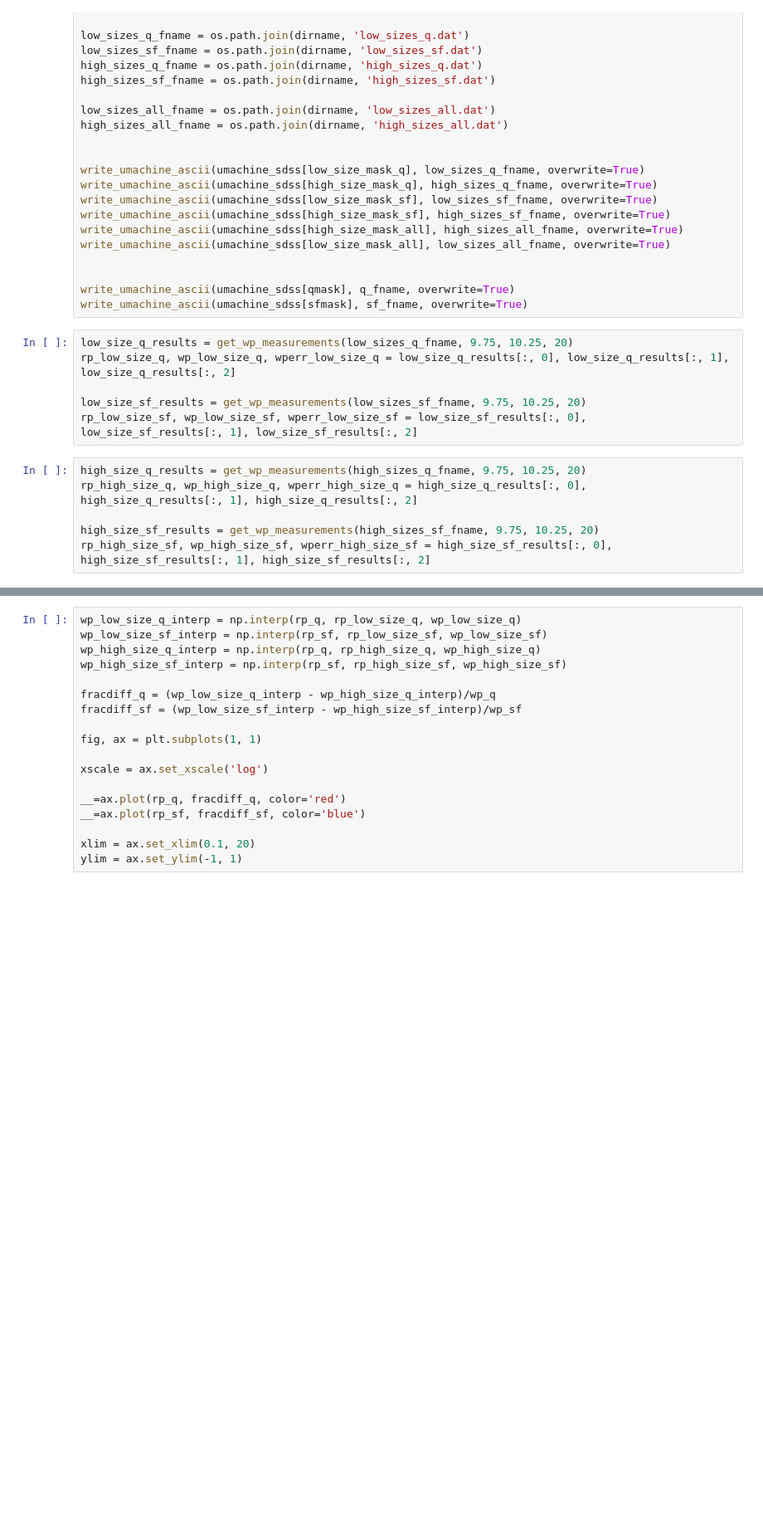
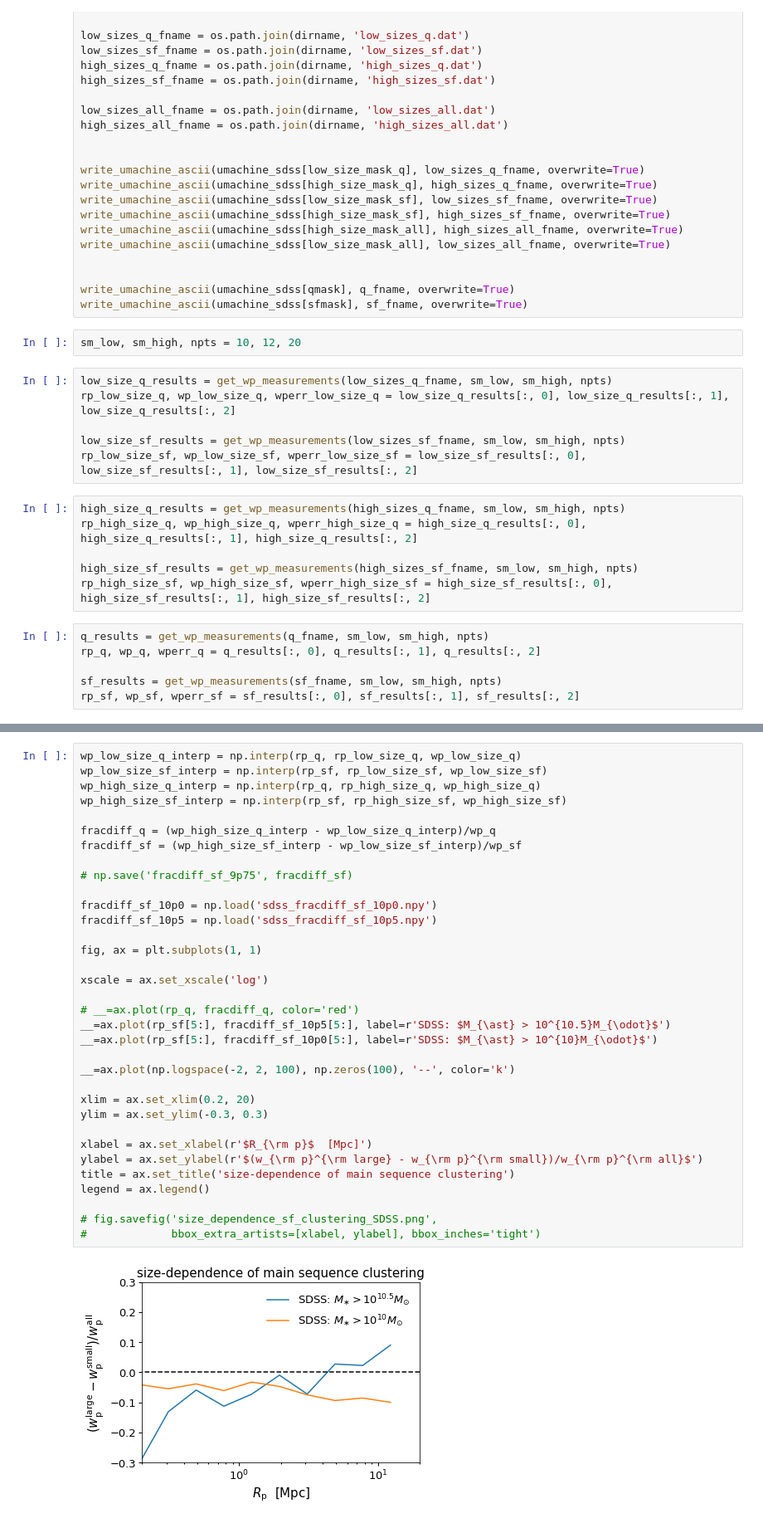
Before and after one commit to aphearin/galsize_models, a Jupyter notebook: notebooks/measure_sdss_size_dependent_clustering.ipynb, the cells around one changed output, grey strips where cells are left out. Shown: that part at 83% size. Saved outputs shown, nothing was run; the diff lists cells and outputs as text; blank space fills up the shorter version.

Commit message:
Updated clustering measurements and power law notebook

```diff
--- a/notebooks/measure_sdss_size_dependent_clustering.ipynb
+++ b/notebooks/measure_sdss_size_dependent_clustering.ipynb
@@ -59,16 +59,24 @@ write_umachine_ascii(umachine_sdss[low_size_mask_all], low_sizes_all_fname, over
 
 write_umachine_ascii(umachine_sdss[qmask], q_fname, overwrite=True)
 write_umachine_ascii(umachine_sdss[sfmask], sf_fname, overwrite=True)
+# %%
+sm_low, sm_high, npts = 10, 12, 20
 # %%
-low_size_q_results = get_wp_measurements(low_sizes_q_fname, 9.75, 10.25, 20)
+low_size_q_results = get_wp_measurements(low_sizes_q_fname, sm_low, sm_high, npts)
 rp_low_size_q, wp_low_size_q, wperr_low_size_q = low_size_q_results[:, 0], low_size_q_results[:, 1], low_size_q_results[:, 2]
 
-low_size_sf_results = get_wp_measurements(low_sizes_sf_fname, 9.75, 10.25, 20)
+low_size_sf_results = get_wp_measurements(low_sizes_sf_fname, sm_low, sm_high, npts)
 rp_low_size_sf, wp_low_size_sf, wperr_low_size_sf = low_size_sf_results[:, 0], low_size_sf_results[:, 1], low_size_sf_results[:, 2]
 # %%
-high_size_q_results = get_wp_measurements(high_sizes_q_fname, 9.75, 10.25, 20)
+high_size_q_results = get_wp_measurements(high_sizes_q_fname, sm_low, sm_high, npts)
 rp_high_size_q, wp_high_size_q, wperr_high_size_q = high_size_q_results[:, 0], high_size_q_results[:, 1], high_size_q_results[:, 2]
 
-high_size_sf_results = get_wp_measurements(high_sizes_sf_fname, 9.75, 10.25, 20)
+high_size_sf_results = get_wp_measurements(high_sizes_sf_fname, sm_low, sm_high, npts)
 rp_high_size_sf, wp_high_size_sf, wperr_high_size_sf = high_size_sf_results[:, 0], high_size_sf_results[:, 1], high_size_sf_results[:, 2]
+# %%
+q_results = get_wp_measurements(q_fname, sm_low, sm_high, npts)
+rp_q, wp_q, wperr_q = q_results[:, 0], q_results[:, 1], q_results[:, 2]
+
+sf_results = get_wp_measurements(sf_fname, sm_low, sm_high, npts)
+rp_sf, wp_sf, wperr_sf = sf_results[:, 0], sf_results[:, 1], sf_results[:, 2]
 # %%
@@ -86,21 +92,39 @@ rp_sf, wp_sf, wperr_sf = sf_results[:, 0], sf_results[:, 1], sf_results[:, 2]
 # %%
 wp_low_size_q_interp = np.interp(rp_q, rp_low_size_q, wp_low_size_q)
 wp_low_size_sf_interp = np.interp(rp_sf, rp_low_size_sf, wp_low_size_sf)
 wp_high_size_q_interp = np.interp(rp_q, rp_high_size_q, wp_high_size_q)
 wp_high_size_sf_interp = np.interp(rp_sf, rp_high_size_sf, wp_high_size_sf)
 
-fracdiff_q = (wp_low_size_q_interp - wp_high_size_q_interp)/wp_q
-fracdiff_sf = (wp_low_size_sf_interp - wp_high_size_sf_interp)/wp_sf
+fracdiff_q = (wp_high_size_q_interp - wp_low_size_q_interp)/wp_q
+fracdiff_sf = (wp_high_size_sf_interp - wp_low_size_sf_interp)/wp_sf
+
+# np.save('fracdiff_sf_9p75', fracdiff_sf)
+
+fracdiff_sf_10p0 = np.load('sdss_fracdiff_sf_10p0.npy')
+fracdiff_sf_10p5 = np.load('sdss_fracdiff_sf_10p5.npy')
 
 fig, ax = plt.subplots(1, 1)
 
 xscale = ax.set_xscale('log')
 
-__=ax.plot(rp_q, fracdiff_q, color='red')
-__=ax.plot(rp_sf, fracdiff_sf, color='blue')
+# __=ax.plot(rp_q, fracdiff_q, color='red')
+__=ax.plot(rp_sf[5:], fracdiff_sf_10p5[5:], label=r'SDSS: $M_{\ast} > 10^{10.5}M_{\odot}$')
+__=ax.plot(rp_sf[5:], fracdiff_sf_10p0[5:], label=r'SDSS: $M_{\ast} > 10^{10}M_{\odot}$')
 
-xlim = ax.set_xlim(0.1, 20)
-ylim = ax.set_ylim(-1, 1)
+__=ax.plot(np.logspace(-2, 2, 100), np.zeros(100), '--', color='k')
+
+xlim = ax.set_xlim(0.2, 20)
+ylim = ax.set_ylim(-0.3, 0.3)
+
+xlabel = ax.set_xlabel(r'$R_{\rm p}$  [Mpc]')
+ylabel = ax.set_ylabel(r'$(w_{\rm p}^{\rm large} - w_{\rm p}^{\rm small})/w_{\rm p}^{\rm all}$')
+title = ax.set_title('size-dependence of main sequence clustering')
+legend = ax.legend()
+
+# fig.savefig('size_dependence_sf_clustering_SDSS.png',
+#             bbox_extra_artists=[xlabel, ylabel], bbox_inches='tight')
+# %% [output]
+[figure, added]
 # %%
 fig, ax = plt.subplots(1, 1)
 
```
Also changed, not shown: parts of 4 cells of this notebook, 1 other file.
